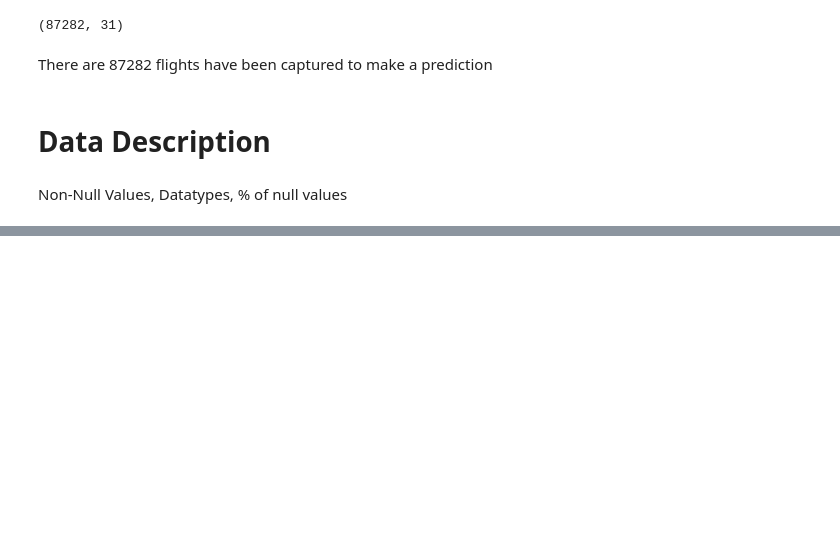
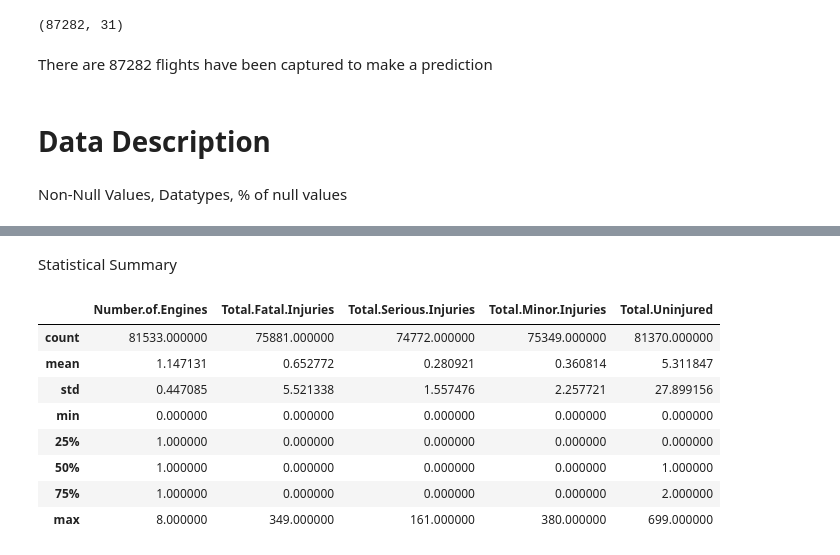
Before and after one commit to thisaraniNJ/Aircraft_Damage_Prediction, a Jupyter notebook: Aircraft_Damage_Prediction.ipynb, the cells around one changed output, grey strips where cells are left out. Cells and saved outputs as stored; diff of their text form; code cells hidden in the pictures; blank space fills up the shorter version.

```diff
--- a/Aircraft_Damage_Prediction.ipynb
+++ b/Aircraft_Damage_Prediction.ipynb
@@ -65,0 +66,14 @@ Description
+# %% [markdown]
+Statistical Summary
+# %%
+Aviation.describe()
+# %% [output]
+|  | Number.of.Engines | Total.Fatal.Injuries | Total.Serious.Injuries | Total.Minor.Injuries | Total.Uninjured |
+| count | 81533.000000 | 75881.000000 | 74772.000000 | 75349.000000 | 81370.000000 |
+| mean | 1.147131 | 0.652772 | 0.280921 | 0.360814 | 5.311847 |
+| std | 0.447085 | 5.521338 | 1.557476 | 2.257721 | 27.899156 |
+| min | 0.000000 | 0.000000 | 0.000000 | 0.000000 | 0.000000 |
+| 25% | 1.000000 | 0.000000 | 0.000000 | 0.000000 | 0.000000 |
+| 50% | 1.000000 | 0.000000 | 0.000000 | 0.000000 | 1.000000 |
+| 75% | 1.000000 | 0.000000 | 0.000000 | 0.000000 | 2.000000 |
+| max | 8.000000 | 349.000000 | 161.000000 | 380.000000 | 699.000000 |
```
Also changed, not shown: parts of 3 cells of this notebook.
